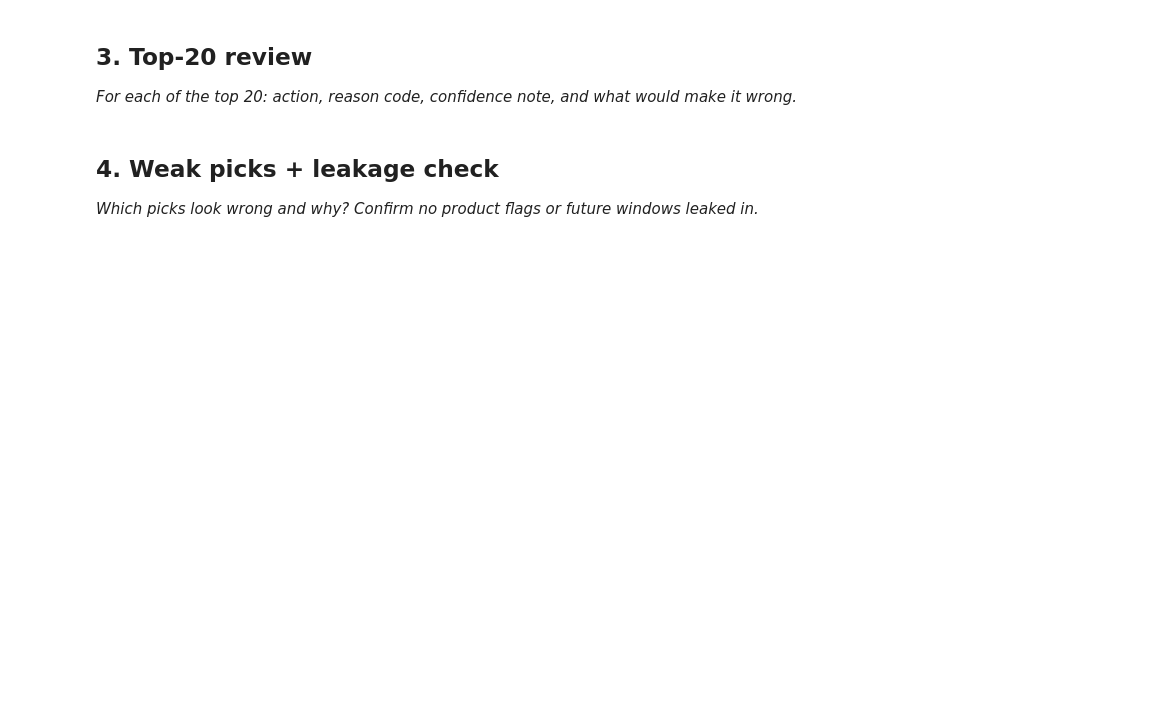
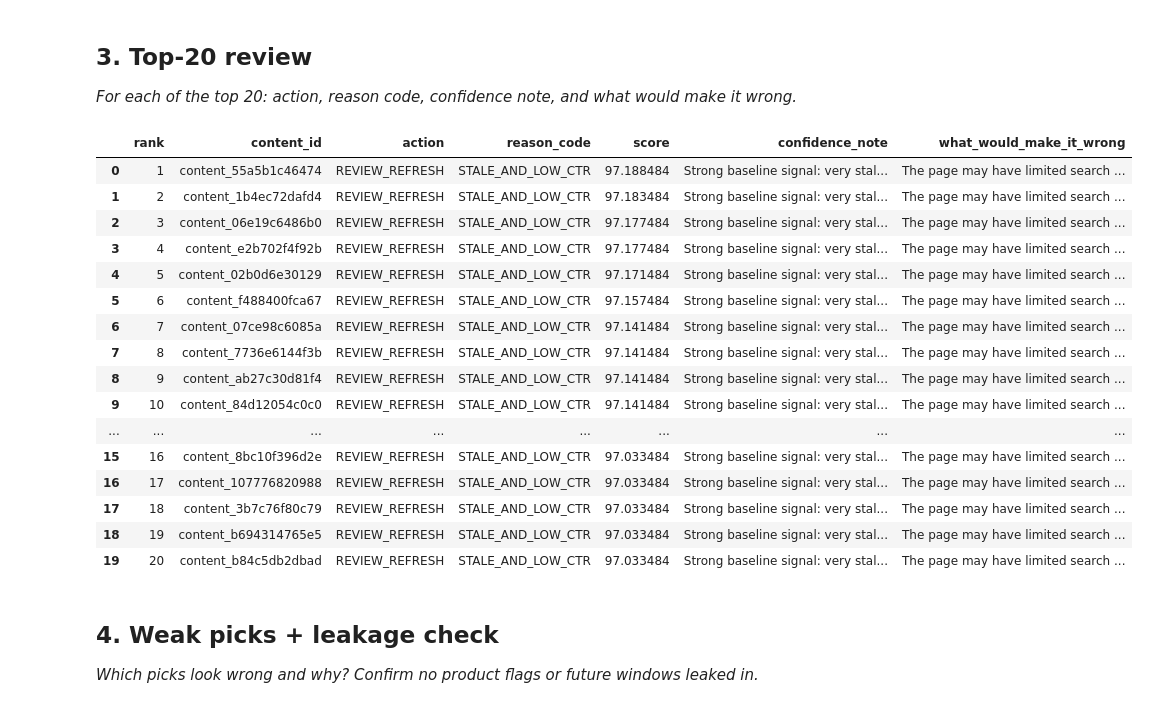
Before and after one commit to VikasKajeepeta2005/FlyRank-Internship-ML, a Jupyter notebook: work/notebooks/w04_baseline_score.ipynb, the cells around one changed output. Drawn from its saved outputs; the diff is of its cells as text; code cells hidden in the pictures; blank space fills up the shorter version.

```diff
--- a/work/notebooks/w04_baseline_score.ipynb
+++ b/work/notebooks/w04_baseline_score.ipynb
@@ -15,0 +120,20 @@ This skeleton is yours to fill. Work the sections **in order** — each one has
+# %%
+# Signal 2 — CTR vs search position
+
+df["position_bucket"] = pd.cut(
+    df["avg_position"],
+    bins=[0, 3, 10, 20, float("inf")],
+    labels=["1-3", "4-10", "11-20", "21+"]
+)
+
+ctr_position_table = (
+    df.groupby("position_bucket", observed=False)
+      .agg(
+          n=("content_id", "size"),
+          avg_ctr=("ctr", "mean"),
+          avg_trend_pct=("trend_pct", "mean")
+      )
+      .reset_index()
+)
+
+display(ctr_position_table)
@@ -30,3 +267,52 @@ This skeleton is yours to fill. Work the sections **in order** — each one has
+# %%
+# Top-20 review
+
+top20 = output.head(20).copy()
+
+top20["confidence_note"] = np.where(
+    (top20["days_since_last_update"] >= 180) &
+    (top20["ctr"] == 0),
+    "Strong baseline signal: very stale and zero CTR.",
+    "Moderate signal: one or both baseline signals are weaker."
+)
+
+top20["what_would_make_it_wrong"] = np.where(
+    top20["ctr"] == 0,
+    "The page may have limited search opportunity or insufficient recent impressions.",
+    "CTR may be reasonable for the page's search position."
+)
+
+display(
+    top20[
+        [
+            "rank",
+            "content_id",
+            "action",
+            "reason_code",
+            "score",
+            "confidence_note",
+            "what_would_make_it_wrong"
+        ]
+    ]
+)
+# %% [output]
+|  | rank | content_id | action | reason_code | score | confidence_note | what_would_make_it_wrong |
+| 0 | 1 | content_55a5b1c46474 | REVIEW_REFRESH | STALE_AND_LOW_CTR | 97.188484 | Strong baseline signal: very stal... | The page may have limited search ... |
+| 1 | 2 | content_1b4ec72dafd4 | REVIEW_REFRESH | STALE_AND_LOW_CTR | 97.183484 | Strong baseline signal: very stal... | The page may have limited search ... |
+| 2 | 3 | content_06e19c6486b0 | REVIEW_REFRESH | STALE_AND_LOW_CTR | 97.177484 | Strong baseline signal: very stal... | The page may have limited search ... |
+| 3 | 4 | content_e2b702f4f92b | REVIEW_REFRESH | STALE_AND_LOW_CTR | 97.177484 | Strong baseline signal: very stal... | The page may have limited search ... |
+| 4 | 5 | content_02b0d6e30129 | REVIEW_REFRESH | STALE_AND_LOW_CTR | 97.171484 | Strong baseline signal: very stal... | The page may have limited search ... |
+| 5 | 6 | content_f488400fca67 | REVIEW_REFRESH | STALE_AND_LOW_CTR | 97.157484 | Strong baseline signal: very stal... | The page may have limited search ... |
+| 6 | 7 | content_07ce98c6085a | REVIEW_REFRESH | STALE_AND_LOW_CTR | 97.141484 | Strong baseline signal: very stal... | The page may have limited search ... |
+| 7 | 8 | content_7736e6144f3b | REVIEW_REFRESH | STALE_AND_LOW_CTR | 97.141484 | Strong baseline signal: very stal... | The page may have limited search ... |
+| 8 | 9 | content_ab27c30d81f4 | REVIEW_REFRESH | STALE_AND_LOW_CTR | 97.141484 | Strong baseline signal: very stal... | The page may have limited search ... |
+| 9 | 10 | content_84d12054c0c0 | REVIEW_REFRESH | STALE_AND_LOW_CTR | 97.141484 | Strong baseline signal: very stal... | The page may have limited search ... |
+| ... | ... | ... | ... | ... | ... | ... | ... |
+| 15 | 16 | content_8bc10f396d2e | REVIEW_REFRESH | STALE_AND_LOW_CTR | 97.033484 | Strong baseline signal: very stal... | The page may have limited search ... |
+| 16 | 17 | content_107776820988 | REVIEW_REFRESH | STALE_AND_LOW_CTR | 97.033484 | Strong baseline signal: very stal... | The page may have limited search ... |
+| 17 | 18 | content_3b7c76f80c79 | REVIEW_REFRESH | STALE_AND_LOW_CTR | 97.033484 | Strong baseline signal: very stal... | The page may have limited search ... |
+| 18 | 19 | content_b694314765e5 | REVIEW_REFRESH | STALE_AND_LOW_CTR | 97.033484 | Strong baseline signal: very stal... | The page may have limited search ... |
+| 19 | 20 | content_b84c5db2dbad | REVIEW_REFRESH | STALE_AND_LOW_CTR | 97.033484 | Strong baseline signal: very stal... | The page may have limited search ... |
 # %% [markdown]
 ## 4. Weak picks + leakage check
 
```
Also changed, not shown: parts of 17 cells of this notebook.
